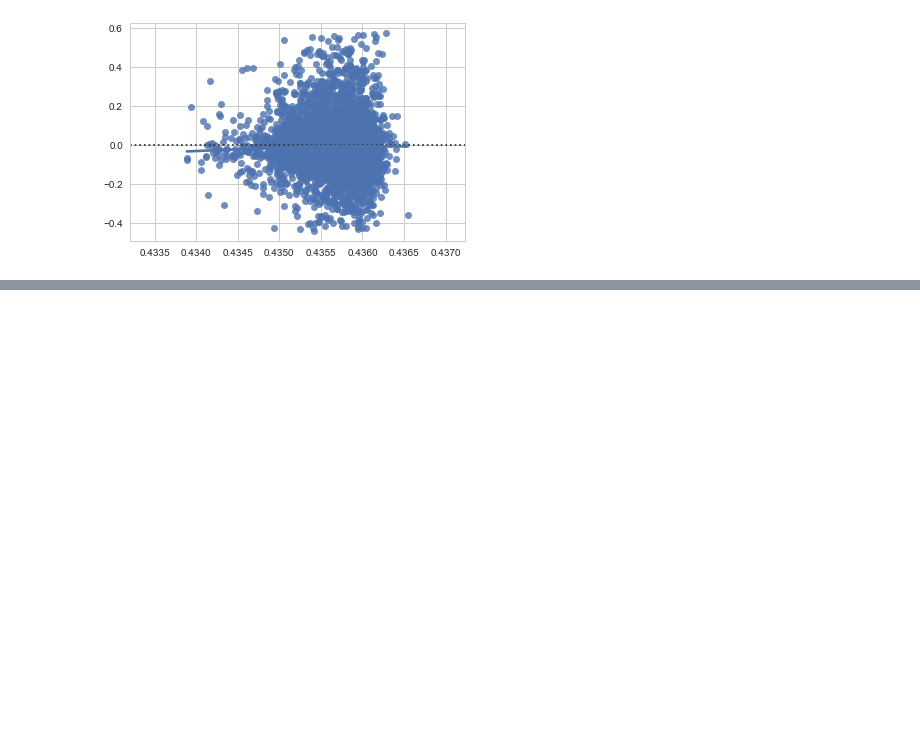
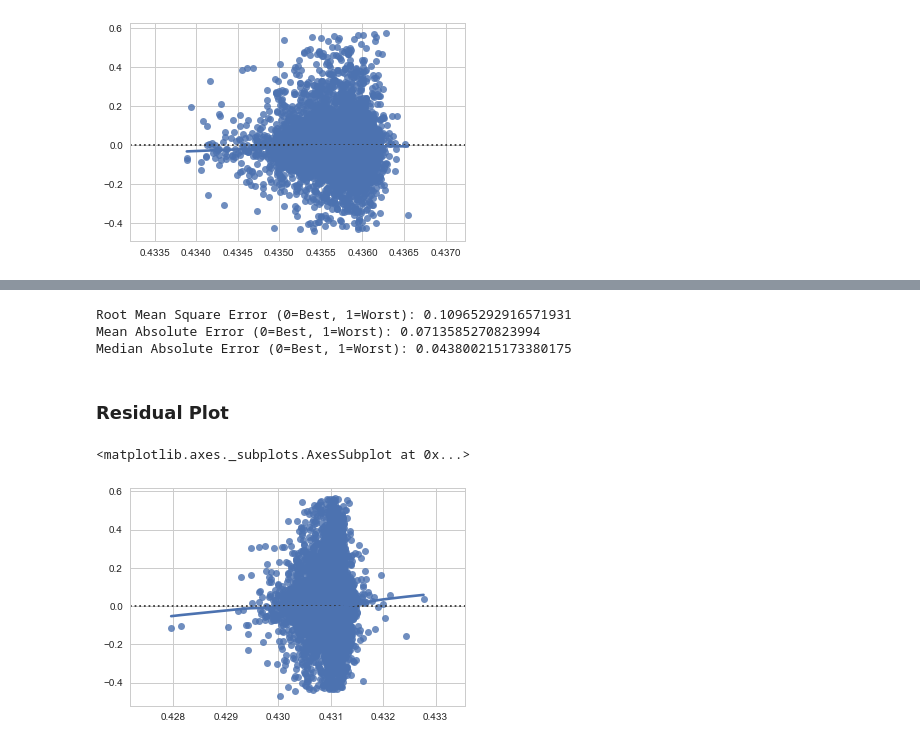
Before and after one commit to nakamura41/KE5206_CA_1, a Jupyter notebook: Zillow/KE5206_Computational_Intelligence_I_CA_1.ipynb, the cells around one changed output, grey strips where cells are left out. Saved outputs shown, nothing was run; the diff lists cells and outputs as text; code cells hidden in the pictures; blank space fills up the shorter version.

Commit message:
CHANGE: Add Ensemble using stacking method.

```diff
--- a/Zillow/KE5206_Computational_Intelligence_I_CA_1.ipynb
+++ b/Zillow/KE5206_Computational_Intelligence_I_CA_1.ipynb
@@ -1020,0 +1023,12 @@ sns.residplot(y_predicted.ravel(), y_test.ravel(), lowess=True)
+# %%
+f = open('grnn.pickle', 'rb')
+grnn_model = pickle.load(f)
+
+f = open('rbfn.pickle', 'rb')
+rbfn_model = pickle.load(f)
+
+f = open('cgnet.pickle', 'rb')
+cgnet_model = pickle.load(f)
+
+f = open('gdnet.pickle', 'rb')
+gdnet_model = pickle.load(f)
@@ -1020,0 +1055,25 @@ sns.residplot(y_predicted.ravel(), y_test.ravel(), lowess=True)
+# %%
+features, target = dataframe_split(final_df, target_column)
+
+x_train, x_test, y_train, y_test = train_test_split(
+    preprocessing.minmax_scale(features),
+    preprocessing.minmax_scale(target.reshape((-1, 1))),
+    test_size=0.3,
+)
+
+num_features = x_train.shape[1]
+num_target = y_train.shape[1]
+
+ensemble = StackedNetwork([grnn_model, cgnet_model, gdnet_model])
+
+ensemble.train(x_train, y_train, pre_train = True)
+
+y_ensemble_predicted = ensemble.predict(x_test)
+
+print("Root Mean Square Error (0=Best, 1=Worst): {}".format(estimators.rmse(y_test, y_ensemble_predicted)))
+print("Mean Absolute Error (0=Best, 1=Worst): {}".format(mean_absolute_error(y_test, y_ensemble_predicted)))
+print("Median Absolute Error (0=Best, 1=Worst): {}".format(median_absolute_error(y_test, y_ensemble_predicted)))
+# %% [output]
+Root Mean Square Error (0=Best, 1=Worst): 0.10965292916571931
+Mean Absolute Error (0=Best, 1=Worst): 0.0713585270823994
+Median Absolute Error (0=Best, 1=Worst): 0.043800215173380175
@@ -1020,0 +1083,7 @@ sns.residplot(y_predicted.ravel(), y_test.ravel(), lowess=True)
+# %% [markdown]
+### Residual Plot
+# %%
+sns.residplot(y_ensemble_predicted.ravel(), y_test.ravel(), lowess=True)
+# %% [output]
+<matplotlib.axes._subplots.AxesSubplot at 0x...>
+[figure, added]
```
Also changed, not shown: parts of 4 cells of this notebook, 2 other files.
